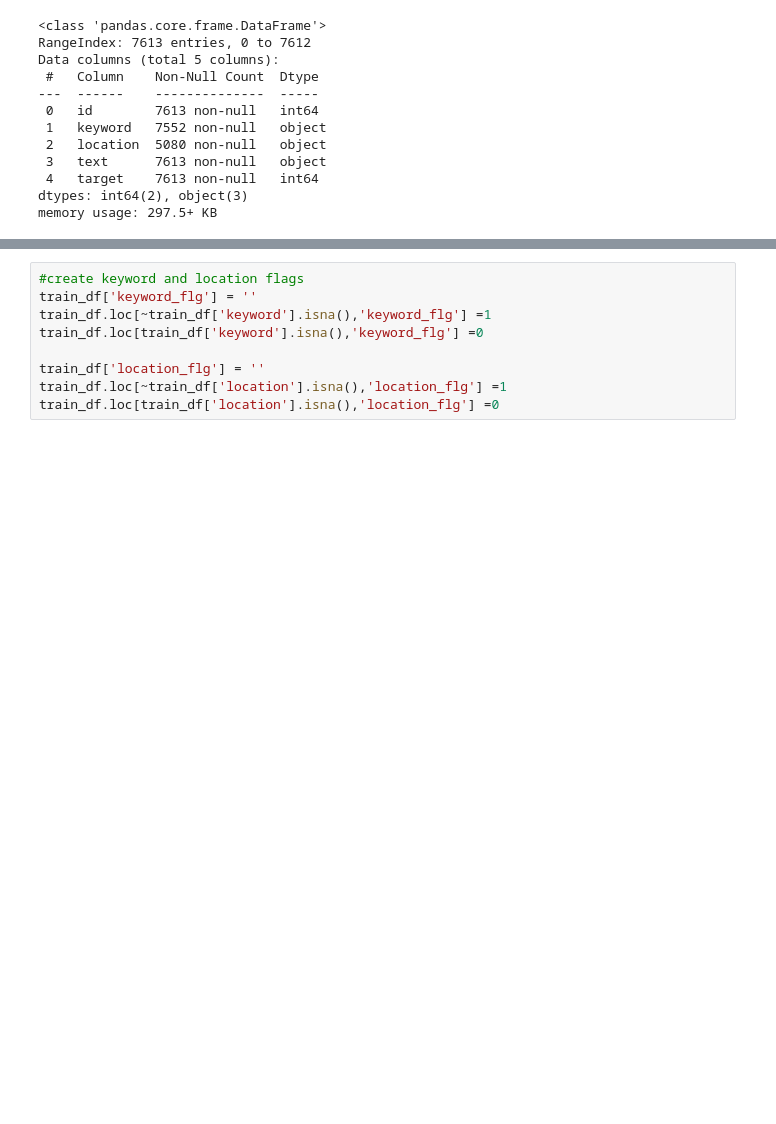
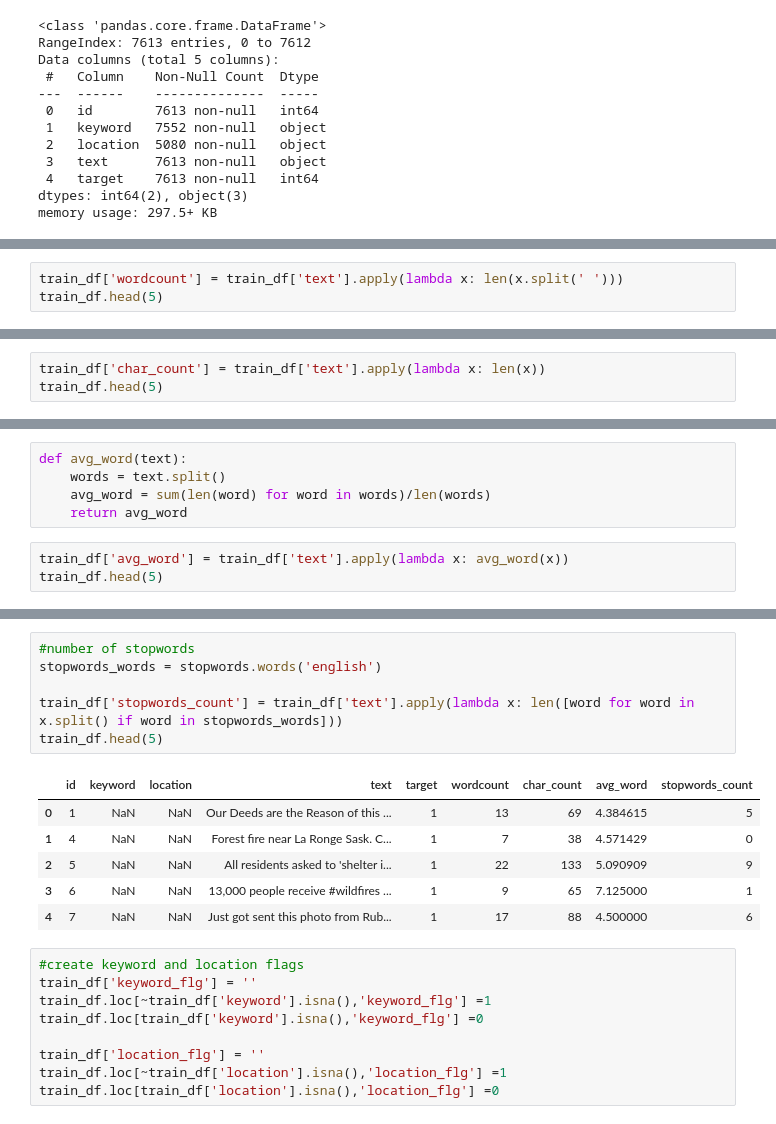
Before and after one commit to 3voor/NLP-with-Disaster-Tweets, a Jupyter notebook: Notebooks/First Exploration.ipynb, the cells around one changed output, grey strips where cells are left out. Saved outputs shown, nothing was run; the diff lists cells and outputs as text; blank space fills up the shorter version.

```diff
--- a/Notebooks/First Exploration.ipynb
+++ b/Notebooks/First Exploration.ipynb
@@ -49,0 +56,3 @@ memory usage: 297.5+ KB
+# %%
+train_df['wordcount'] = train_df['text'].apply(lambda x: len(x.split(' ')))
+train_df.head(5)
@@ -49,0 +66,3 @@ memory usage: 297.5+ KB
+# %%
+train_df['char_count'] = train_df['text'].apply(lambda x: len(x))
+train_df.head(5)
@@ -49,0 +76,8 @@ memory usage: 297.5+ KB
+# %%
+def avg_word(text):
+    words = text.split()
+    avg_word = sum(len(word) for word in words)/len(words)
+    return avg_word
+# %%
+train_df['avg_word'] = train_df['text'].apply(lambda x: avg_word(x))
+train_df.head(5)
@@ -50,3 +94,16 @@ memory usage: 297.5+ KB
+# %%
+#number of stopwords
+stopwords_words = stopwords.words('english')
+
+train_df['stopwords_count'] = train_df['text'].apply(lambda x: len([word for word in x.split() if word in stopwords_words]))
+train_df.head(5)
+# %% [output]
+|  | id | keyword | location | text | target | wordcount | char_count | avg_word | stopwords_count |
+| 0 | 1 | NaN | NaN | Our Deeds are the Reason of this ... | 1 | 13 | 69 | 4.384615 | 5 |
+| 1 | 4 | NaN | NaN | Forest fire near La Ronge Sask. C... | 1 | 7 | 38 | 4.571429 | 0 |
+| 2 | 5 | NaN | NaN | All residents asked to 'shelter i... | 1 | 22 | 133 | 5.090909 | 9 |
+| 3 | 6 | NaN | NaN | 13,000 people receive #wildfires ... | 1 | 9 | 65 | 7.125000 | 1 |
+| 4 | 7 | NaN | NaN | Just got sent this photo from Rub... | 1 | 17 | 88 | 4.500000 | 6 |
 # %%
 #create keyword and location flags
 train_df['keyword_flg'] = ''
```
Also changed, not shown: parts of 8 cells of this notebook.
